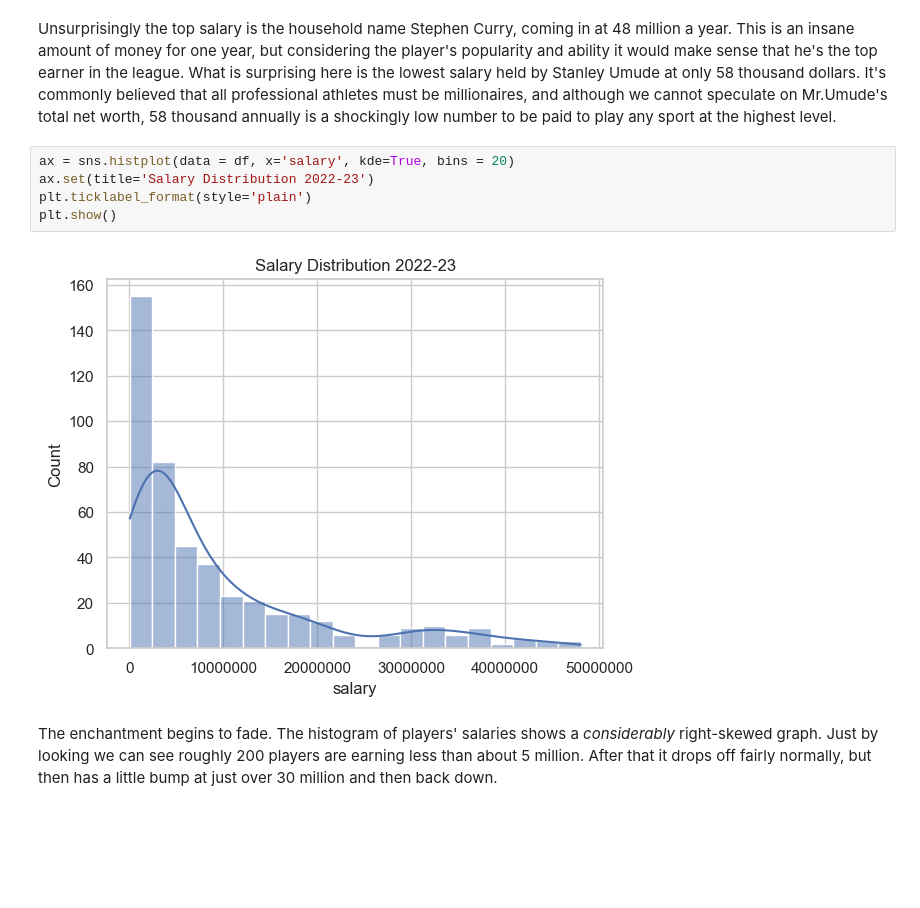
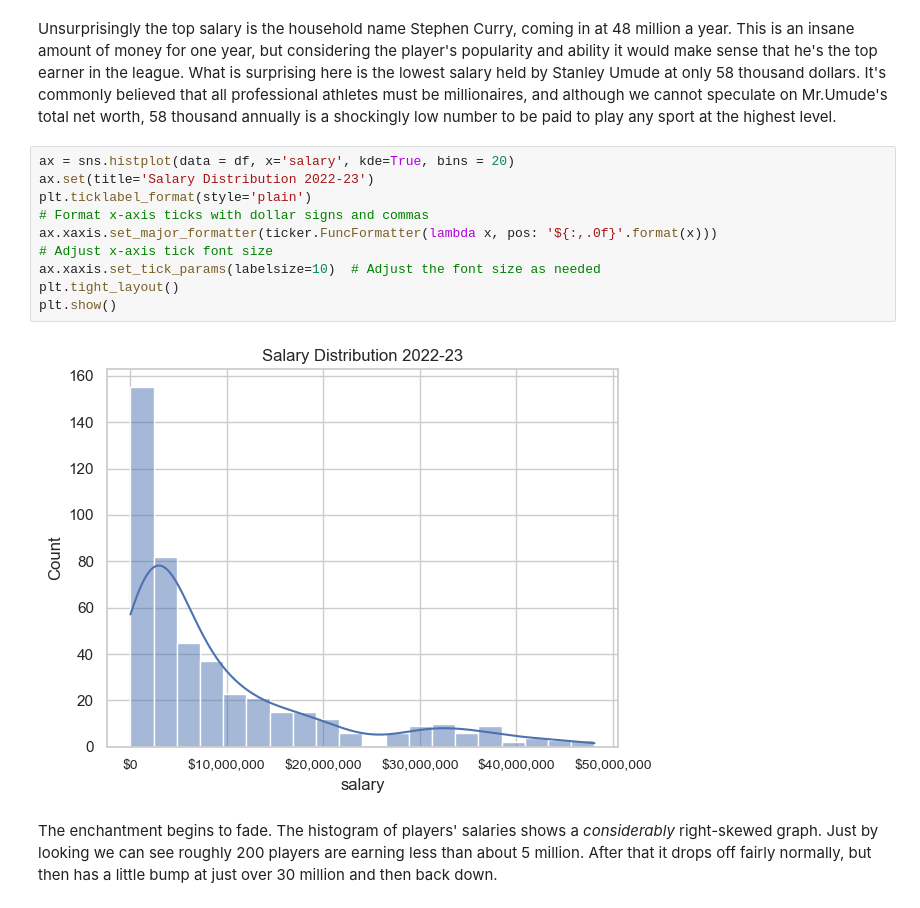
Before and after one commit to Harg-Ryan/NBA-Salary-Exploratory-Analysis-2022_23-Season, a Jupyter notebook: notebooks/NBASalaryAnalysisReport.ipynb, the cells around one changed output. Cells and saved outputs as stored; diff of their text form; blank space fills up the shorter version.

```diff
--- a/notebooks/NBASalaryAnalysisReport.ipynb
+++ b/notebooks/NBASalaryAnalysisReport.ipynb
@@ -93,10 +93,15 @@ Unsurprisingly the top salary is the household name Stephen Curry, coming in at
 # %%
 ax = sns.histplot(data = df, x='salary', kde=True, bins = 20)
 ax.set(title='Salary Distribution 2022-23')
 plt.ticklabel_format(style='plain')
+# Format x-axis ticks with dollar signs and commas
+ax.xaxis.set_major_formatter(ticker.FuncFormatter(lambda x, pos: '${:,.0f}'.format(x)))
+# Adjust x-axis tick font size
+ax.xaxis.set_tick_params(labelsize=10)  # Adjust the font size as needed
+plt.tight_layout()
 plt.show()
 # %% [output]
-[figure, old version]
+[figure, new version]
 # %% [markdown]
 The enchantment begins to fade.  The histogram of players' salaries shows a *considerably* right-skewed graph. Just by looking we can see roughly 200 players are earning less than about 5 million. After that it drops off fairly normally, but then has a little bump at just over 30 million and then back down.
 # %% [markdown]
```
Also changed, not shown: parts of 4 cells of this notebook.
